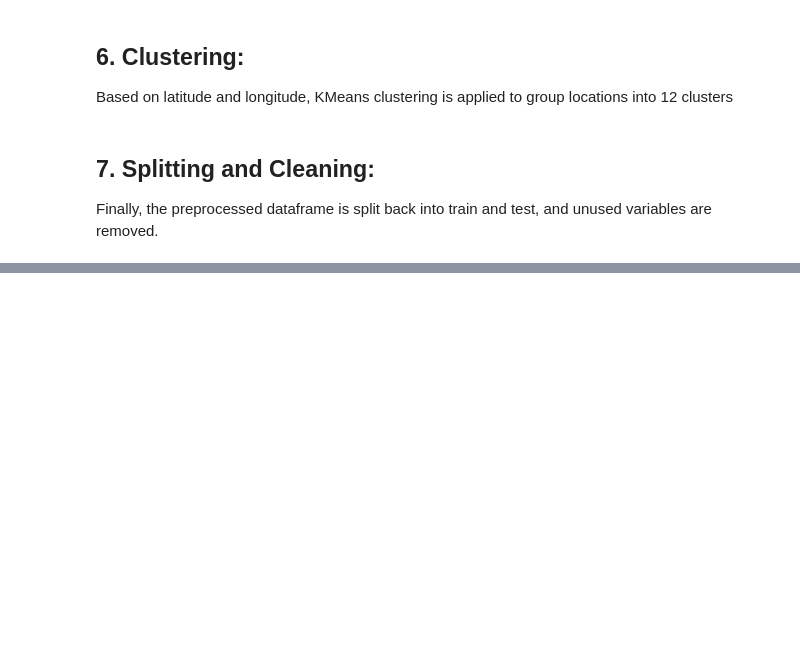
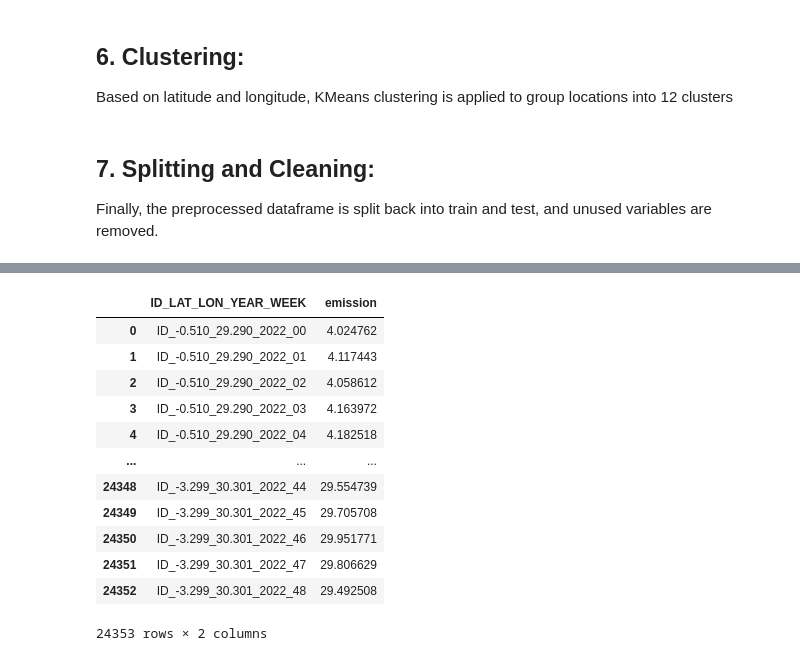
Before and after one commit to abusen333/Predict-CO2-Emissions-in-Rwanda, a Jupyter notebook: Predict CO2 Emissions in Rwanda.ipynb, the cells around one changed output, grey strips where cells are left out. Saved outputs shown, nothing was run; the diff lists cells and outputs as text; code cells hidden in the pictures; blank space fills up the shorter version.

```diff
--- a/Predict CO2 Emissions in Rwanda.ipynb
+++ b/Predict CO2 Emissions in Rwanda.ipynb
@@ -39,7 +39,7 @@ seed = 228
 # %%
 train = pd.read_csv('train.csv') # index_col=0 is the id column
 test = pd.read_csv('test.csv') # index_col=0 is the id column
-submission = pd.read_csv('sample_submission.csv')
+sample_submission = pd.read_csv('sample_submission.csv')
 y = train['emission']
 # %% [markdown]
 ## 1. ID Generation:
@@ -257,0 +239,21 @@ CV RMSE: 20.04249
+# %%
+rf = RandomForestRegressor(random_state=seed, n_jobs=-1)
+rf.fit(X, y)
+
+sample_submission['emission'] = rf.predict(test)
+sample_submission.to_csv('submission.csv', index=False)
+sample_submission
+# %% [output]
+|  | ID_LAT_LON_YEAR_WEEK | emission |
+| 0 | ID_-0.510_29.290_2022_00 | 4.024762 |
+| 1 | ID_-0.510_29.290_2022_01 | 4.117443 |
+| 2 | ID_-0.510_29.290_2022_02 | 4.058612 |
+| 3 | ID_-0.510_29.290_2022_03 | 4.163972 |
+| 4 | ID_-0.510_29.290_2022_04 | 4.182518 |
+| ... | ... | ... |
+| 24348 | ID_-3.299_30.301_2022_44 | 29.554739 |
+| 24349 | ID_-3.299_30.301_2022_45 | 29.705708 |
+| 24350 | ID_-3.299_30.301_2022_46 | 29.951771 |
+| 24351 | ID_-3.299_30.301_2022_47 | 29.806629 |
+| 24352 | ID_-3.299_30.301_2022_48 | 29.492508 |
+24353 rows × 2 columns
```
Also changed, not shown: parts of 5 cells of this notebook, 1 other file.
